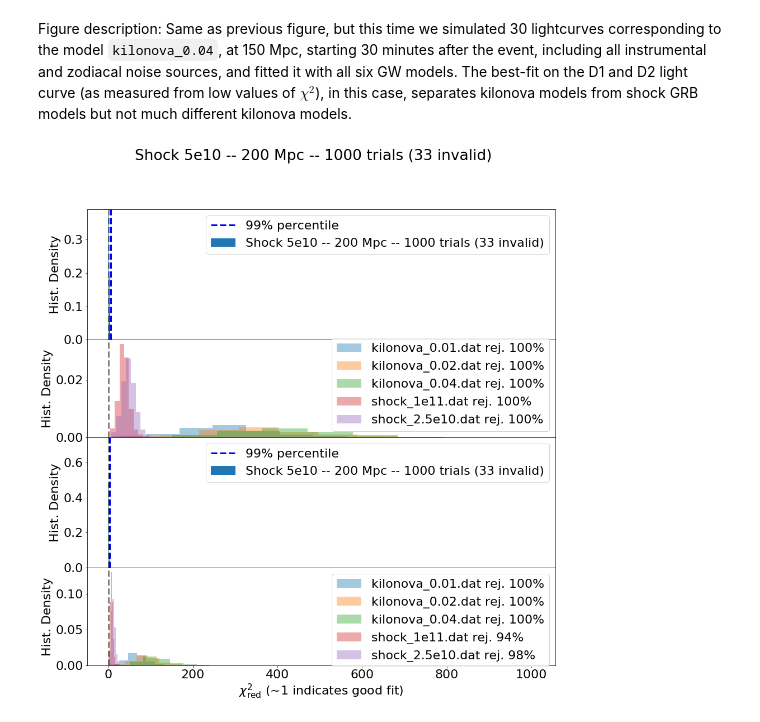
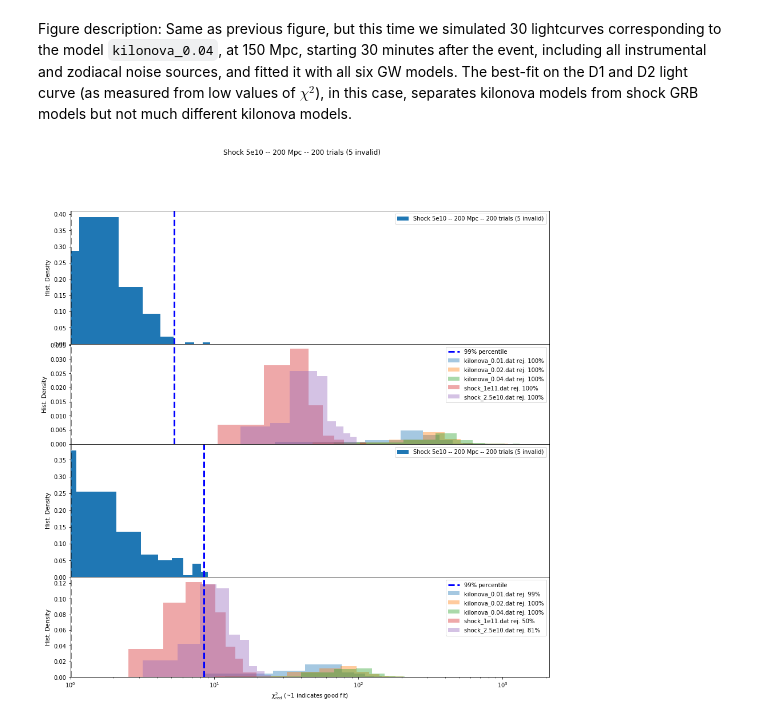
Before and after one commit to bwgref/duet-astro, a Jupyter notebook: notebooks/Realistic_lightcurves.ipynb, the cells around one changed output. Cells and saved outputs as stored; diff of their text form; code cells hidden in the pictures.

```diff
--- a/notebooks/Realistic_lightcurves.ipynb
+++ b/notebooks/Realistic_lightcurves.ipynb
@@ -212,6 +209,14 @@ def fit_lightcurve(lightcurve, label='lightcurve fit', solutions=None,
     from scipy.interpolate import interp1d
     from astropy.visualization import quantity_support
     quantity_support()
+
+    if solutions is None:
+        solutions = QTable(
+            names='model,D1,D2,ratio,D1_chisq,D2_chisq,ratio_chisq,ngood'.split(','),
+            dtype=['U30', float, float, float, float, float, float, int])
+
+    lc_files = Simulations().emgw_simulations
+
     fluence_D1 = lightcurve['fluence_D1_fit']
     fluence_D2 = lightcurve['fluence_D2_fit']
     snr_D1 = lightcurve['snr_D1']
@@ -221,6 +226,10 @@ def fit_lightcurve(lightcurve, label='lightcurve fit', solutions=None,
     lightcurve = lightcurve[good]
     if len(lightcurve) < 2:
         print("Lightcurve is invalid")
+        for lc_file in lc_files:
+            solutions.add_row({'model': lc_file, 'D1': 0, 'D2': 0, 'ratio': 0,
+                               'D1_chisq': -1, 'D2_chisq': -1, 'ratio_chisq': -1,
+                               'ngood': 0})
         return solutions
 
     fluence_D1 = lightcurve['fluence_D1_fit']
@@ -235,11 +244,6 @@ def fit_lightcurve(lightcurve, label='lightcurve fit', solutions=None,
     ratio_err = ratio * (fluence_D1_err / fluence_D1 +
                          fluence_D2_err / fluence_D2)
 
-    lc_files = Simulations().emgw_simulations
-    if solutions is None:
-        solutions = QTable(
-            names='model,D1,D2,ratio,D1_chisq,D2_chisq,ratio_chisq,ngood'.split(','),
-            dtype=['U30', float, float, float, float, float, float, int])
     if debug:
         plt.figure(figsize=(15, 15))
         plt.suptitle(label)
@@ -399,40 +464,114 @@ def plot_distributions(solutions, correct, label=None, nbins=10):
                  bins=np.linspace(np.min(sol['D1_chisq']), np.max(sol['D1_chisq']), nbins))
         ax2.hist(sol['D2_chisq'], label=label, alpha=1, density=True,
                  bins=np.linspace(np.min(sol['D2_chisq']), np.max(sol['D2_chisq']), nbins))
-        ax1.axvline(per_99_1, ls='--', lw=3, color='b', label='99% percentile')
-        ax2.axvline(per_99_2, ls='--', lw=3, color='b', label='99% percentile')
+        ax1.axvline(per_99_1, ls='--', lw=3, color='b')
+        ax2.axvline(per_99_2, ls='--', lw=3, color='b')
 
     for label in sorted(list(set(solutions['model']))):
         good = solutions['model'] == label
         sol = solutions[good]
         alpha=0.4
         ax1 = ax12
         ax2 = ax22
         if correct is not None and label == correct:
             continue
         rej = np.count_nonzero(sol['D1_chisq'] > per_99_1) / len(sol['D1_chisq'])
         ax1.hist(sol['D1_chisq'], label=label + f' rej. {rej*100:.0f}%', alpha=alpha, density=True,
                  bins=np.linspace(np.min(sol['D1_chisq']), np.max(sol['D1_chisq']), nbins))
 #                  bins=np.logspace(np.log10(np.min(sol['D1_chisq'])), np.log10(np.max(sol['D1_chisq'])), 10))
         rej = np.count_nonzero(sol['D2_chisq'] > per_99_2) / len(sol['D2_chisq'])
         ax2.hist(sol['D2_chisq'], label=label + f' rej. {rej*100:.0f}%', alpha=alpha, density=True,
                  bins=np.linspace(np.min(sol['D2_chisq']), np.max(sol['D2_chisq']), nbins))
 #                  bins=np.logspace(np.log10(np.min(sol['D2_chisq'])), np.log10(np.max(sol['D2_chisq'])), 10))
 #         axr.hist(sol['ratio_chisq'], label=label, alpha=alpha, density=True)
+    ax12.axvline(per_99_1, ls='--', lw=3, color='b', label='99% percentile')
+    ax22.axvline(per_99_2, ls='--', lw=3, color='b', label='99% percentile')
+
+    for ax in [ax11, ax12, ax21]:
+        ax.xaxis.set_visible(False)
+
     for ax in [ax11, ax12, ax21, ax22]:
 #         ax.loglog()
         ax.legend()
+        ax.semilogx()
         ax.axvline(1, ls='--', lw=3, color='k', alpha=0.5)
         ax.set_ylabel('Hist. Density')
     ax22.set_xlabel(r'$\chi^2_{\rm red}$ (~1 indicates good fit)')
+    ax11.set_xlim([1, None])
+    return
+
+def plot_distributions_double(solutions, correct, label=None, nbins=10):
+    plt.figure(figsize=(15,15))
+    plt.suptitle(label)
+    gs = plt.GridSpec(4, 2, height_ratios=(4, 3, 4, 3), width_ratios=(1, 3), wspace=0.1, hspace=0)
+    for i in [0, 1]:
+        ax11 = plt.subplot(gs[0, i])
+        ax12 = plt.subplot(gs[1, i], sharex=ax11)
+        ax21 = plt.subplot(gs[2, i], sharex=ax11)
+        ax22 = plt.subplot(gs[3, i], sharex=ax11)
+        good = (solutions['D1_chisq'] < 1e32)&(solutions['D2_chisq'] < 1e32)&(solutions['ngood'] >= 4)
+        solutions = solutions[good]
+
+        if correct is not None:
+            ax1 = ax11
+            ax2 = ax21
+            good = solutions['model'] == correct
+            sol = solutions[good]
+            per_99_1 = np.percentile(sol['D1_chisq'], 99)
+            per_99_2 = np.percentile(sol['D2_chisq'], 99)
+            ax1.hist(sol['D1_chisq'], label=label, alpha=1, density=True,
+                     bins=np.linspace(np.min(sol['D1_chisq']), np.max(sol['D1_chisq']), nbins))
+            ax2.hist(sol['D2_chisq'], label=label, alpha=1, density=True,
+                     bins=np.linspace(np.min(sol['D2_chisq']), np.max(sol['D2_chisq']), nbins))
+            ax1.axvline(per_99_1, ls='--', lw=3, color='b')
+            ax2.axvline(per_99_2, ls='--', lw=3, color='b')
+
+        for label in sorted(list(set(solutions['model']))):
+            good = solutions['model'] == label
+            sol = solutions[good]
+            alpha=0.4
+            ax1 = ax12
+            ax2 = ax22
+            if correct is not None and label == correct:
+                continue
+            rej = np.count_nonzero(sol['D1_chisq'] > per_99_1) / len(sol['D1_chisq'])
+            ax1.hist(sol['D1_chisq'], label=label + f' rej. {rej*100:.0f}%', alpha=alpha, density=True,
+                     bins=np.linspace(np.min(sol['D1_chisq']), np.max(sol['D1_chisq']), nbins))
+    #                  bins=np.logspace(np.log10(np.min(sol['D1_chisq'])), np.log10(np.max(sol['D1_chisq'])), 10))
+            rej = np.count_nonzero(sol['D2_chisq'] > per_99_2) / len(sol['D2_chisq'])
+            ax2.hist(sol['D2_chisq'], label=label + f' rej. {rej*100:.0f}%', alpha=alpha, density=True,
+                     bins=np.linspace(np.min(sol['D2_chisq']), np.max(sol['D2_chisq']), nbins))
+    #                  bins=np.logspace(np.log10(np.min(sol['D2_chisq'])), np.log10(np.max(sol['D2_chisq'])), 10))
+    #         axr.hist(sol['ratio_chisq'], label=label, alpha=alpha, density=True)
+        ax12.axvline(per_99_1, ls='--', lw=3, color='b', label='99% percentile')
+        ax22.axvline(per_99_2, ls='--', lw=3, color='b', label='99% percentile')
+
+        for ax in [ax11, ax12, ax21]:
+            ax.xaxis.set_visible(False)
+
+        for ax in [ax11, ax12, ax21, ax22]:
+    #         ax.loglog()
+            if i == 1:
+                ax.legend()
+                ax.semilogx()
+            ax.axvline(1, ls='--', lw=3, color='k', alpha=0.5)
+            if i == 0:
+                ax.set_ylabel('Hist. Density')
+        ax22.set_xlabel(r'$\chi^2_{\rm red}$ (~1 indicates good fit)')
+        if i == 0:
+            ax11.set_xlim([0, max(per_99_1 + 1, per_99_2 + 1, 5)])
+        else:
+            ax11.set_xlim([1, None])
     return
 
 solutions_sh510_30 = Table.read('solutions_sh510.csv')
-ntrials = 1000
+ntrials = len(solutions_sh510_30)//6
+good = solutions_sh510_30['D1_chisq'] > 0
+solutions_sh510_30 = solutions_sh510_30[good]
 ngood = len(solutions_sh510_30)//6
 plot_distributions(solutions_sh510_30, correct='shock_5e10.dat',
                    label=f"Shock 5e10 -- 200 Mpc -- {ntrials} trials ({ntrials - ngood} invalid)")
 # %% [output]
-[figure, old version]
+[figure, new version]
 # %%
 solutions_k04 = Table.read('solutions_k04.csv')
```
Also changed, not shown: parts of 8 cells of this notebook.
